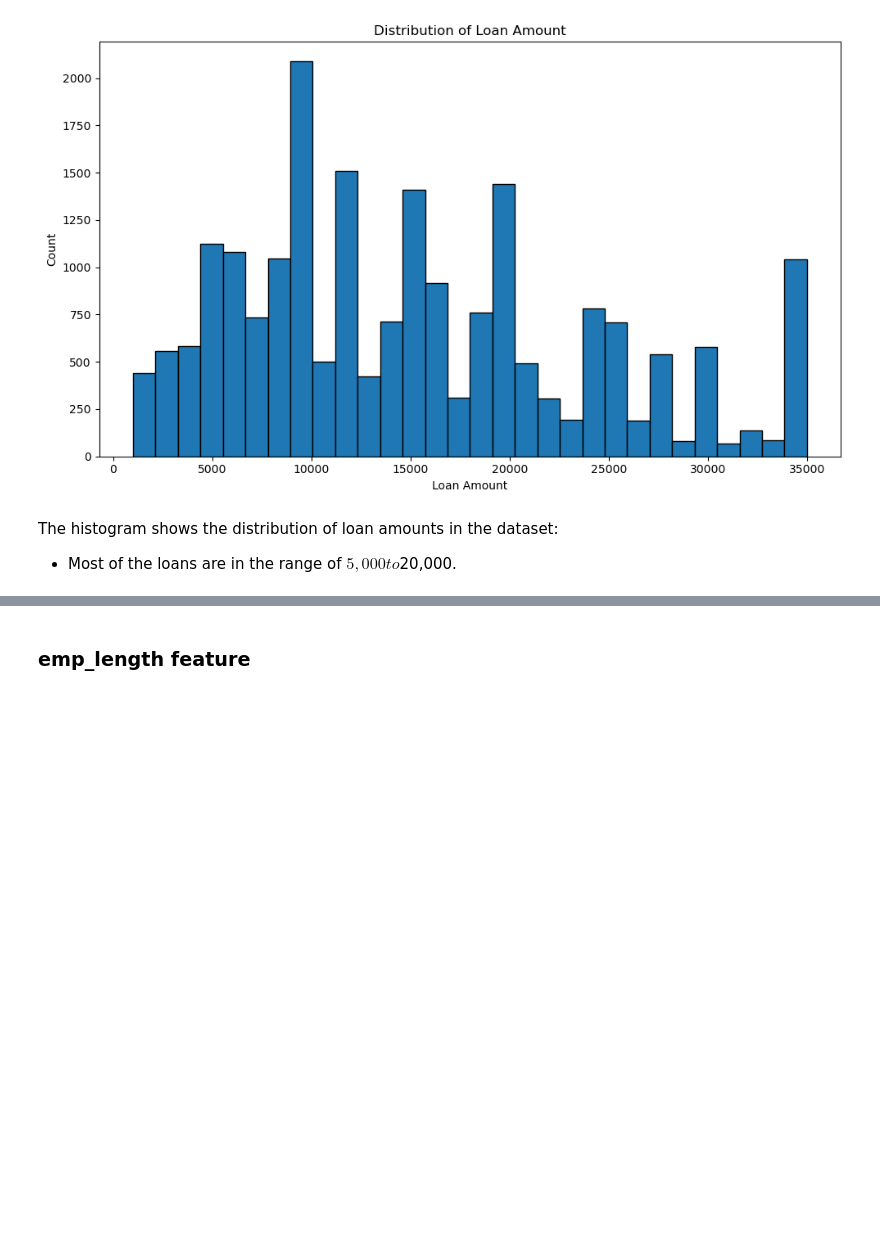
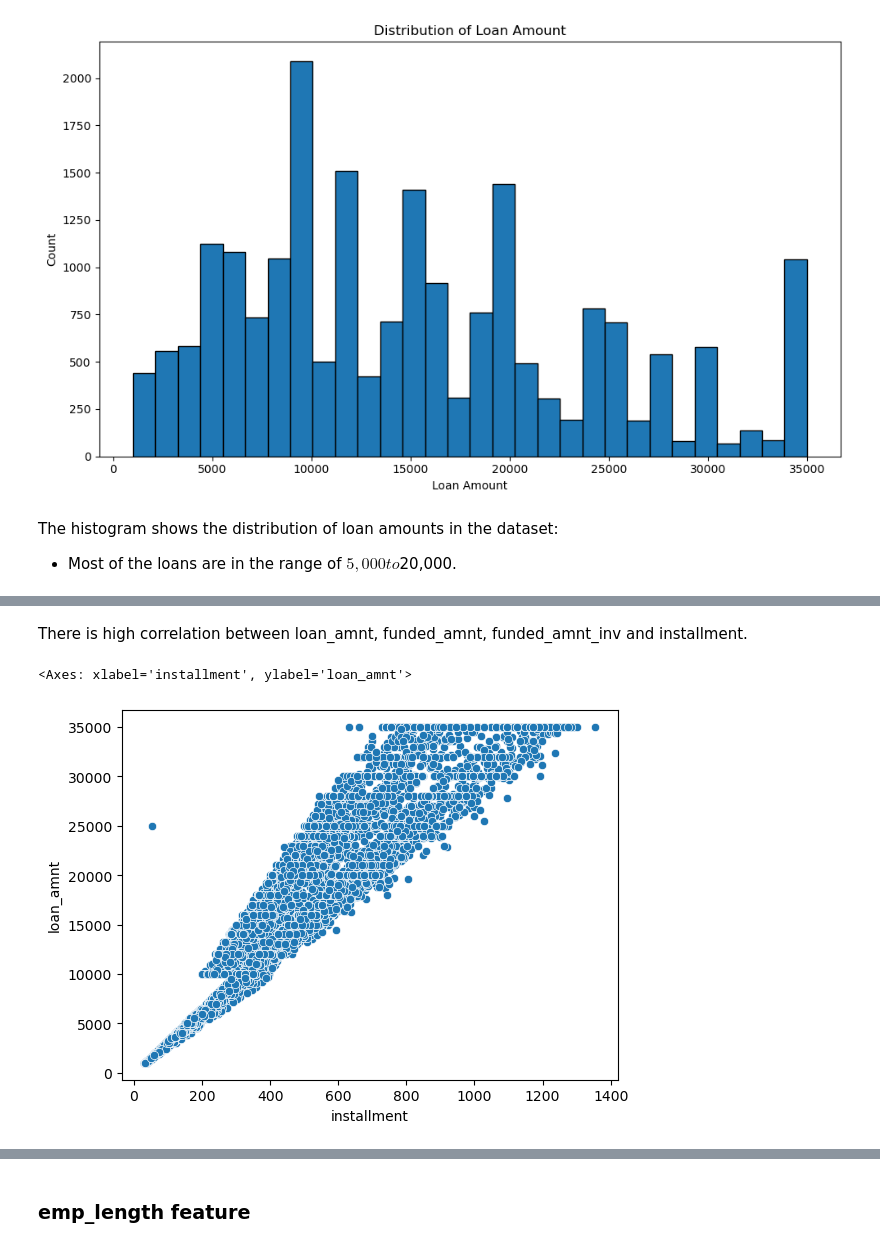
Before and after one commit to rachellliao/loan-default-prediction, a Jupyter notebook: 2. EDA.ipynb, the cells around one changed output, grey strips where cells are left out. Drawn from its saved outputs; the diff is of its cells as text; code cells hidden in the pictures; blank space fills up the shorter version.

```diff
--- a/2. EDA.ipynb
+++ b/2. EDA.ipynb
@@ -192,0 +260,8 @@ The histogram shows the distribution of loan amounts in the dataset:
+# %% [markdown]
+There is high correlation between loan_amnt, funded_amnt, funded_amnt_inv and installment.
+# %%
+# Plottting a scatterplot between 'installment' and 'loan_amnt' columns
+sns.scatterplot(x='installment', y='loan_amnt', data=df_modified)
+# %% [output]
+<Axes: xlabel='installment', ylabel='loan_amnt'>
+[figure, added]
```
Also changed, not shown: parts of 33 cells of this notebook.
